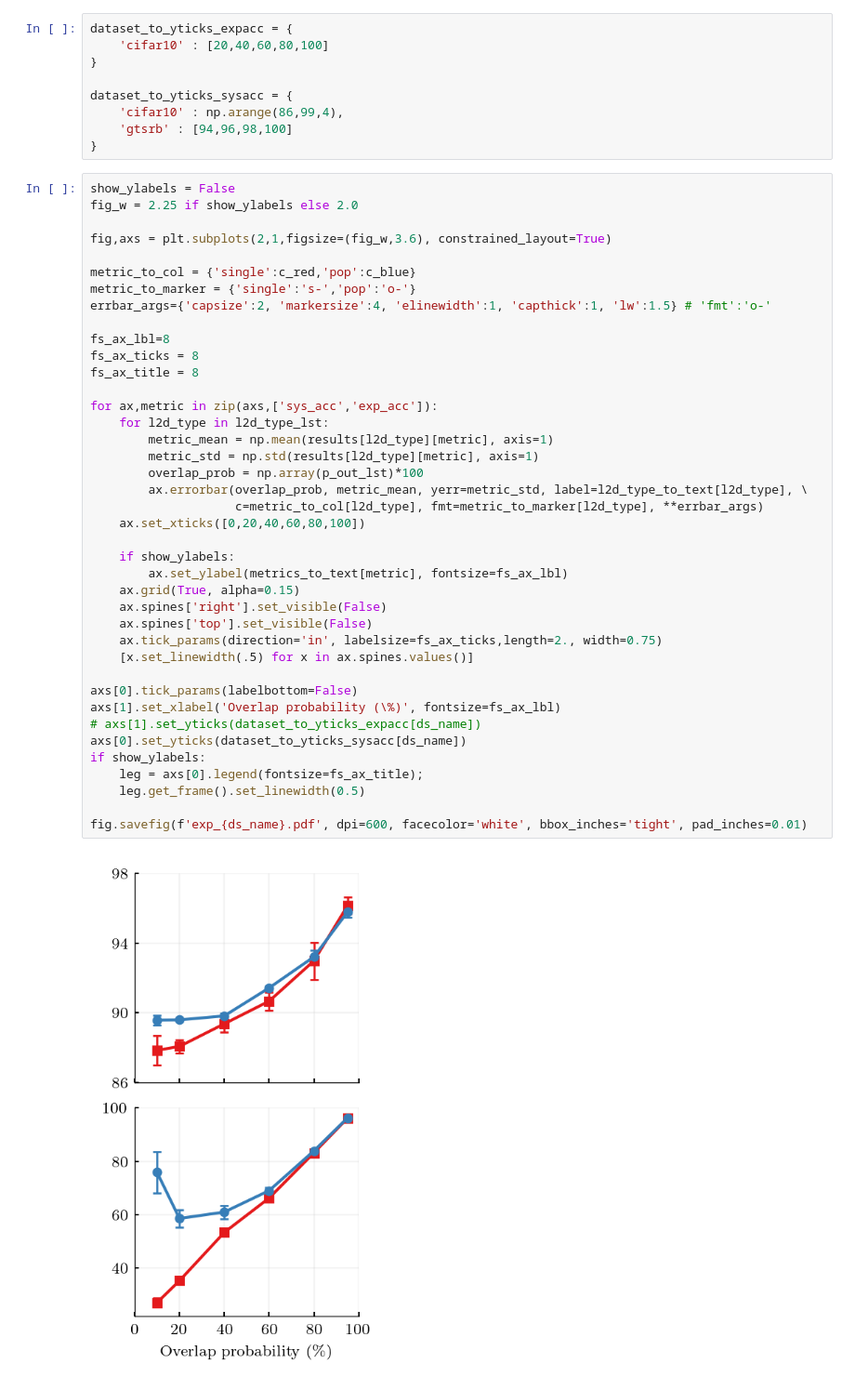
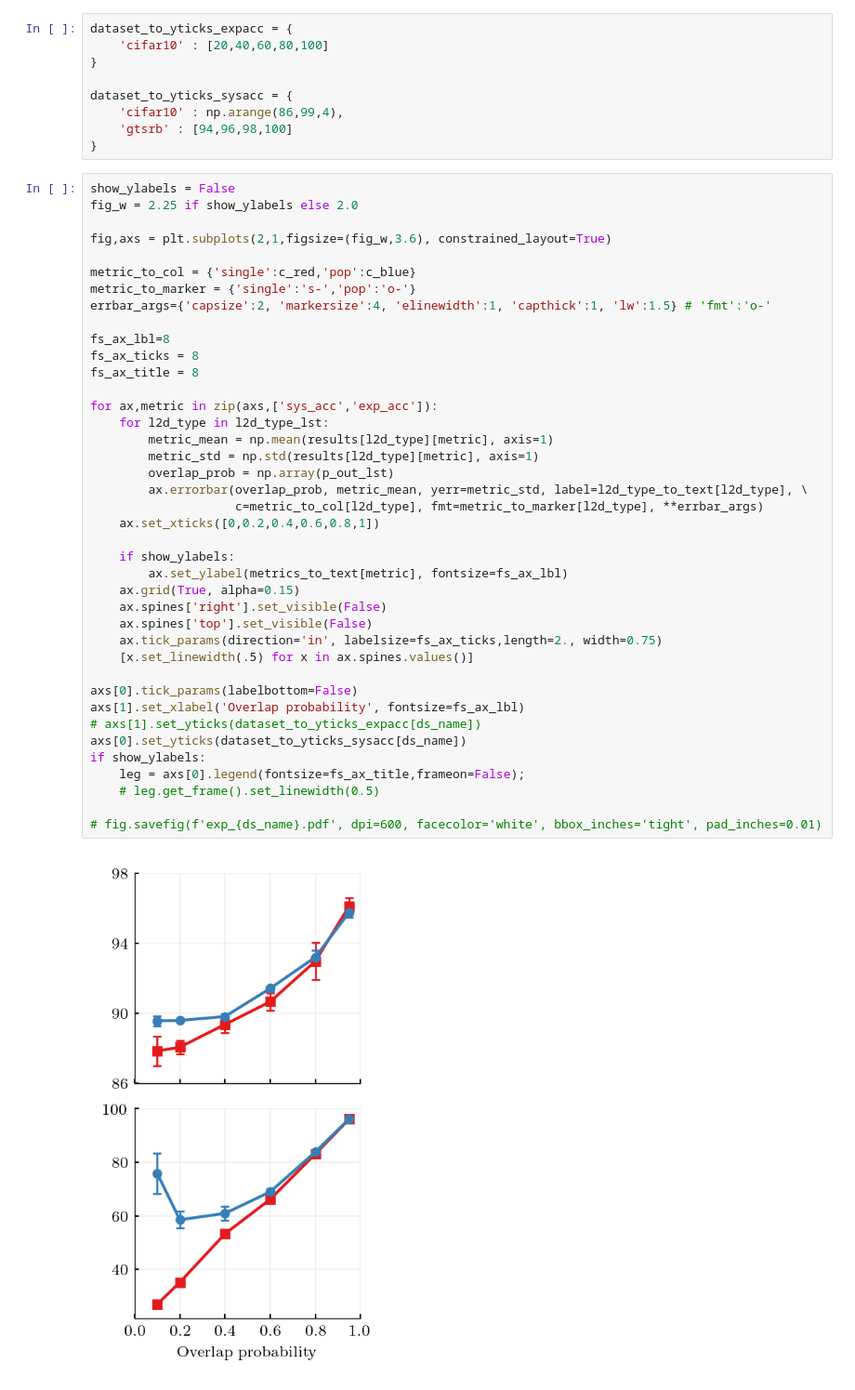
Before and after one commit to dvtailor/meta-l2d, a Jupyter notebook: notebooks/plot_paper_ready.ipynb, the cells around one changed output. Shown: that part at 93% size. Saved outputs shown, nothing was run; the diff lists cells and outputs as text.

Commit message:
slight change to paper plots

```diff
--- a/notebooks/plot_paper_ready.ipynb
+++ b/notebooks/plot_paper_ready.ipynb
@@ -82,37 +82,37 @@ fig,axs = plt.subplots(2,1,figsize=(fig_w,3.6), constrained_layout=True)
 
 metric_to_col = {'single':c_red,'pop':c_blue}
 metric_to_marker = {'single':'s-','pop':'o-'}
 errbar_args={'capsize':2, 'markersize':4, 'elinewidth':1, 'capthick':1, 'lw':1.5} # 'fmt':'o-'
 
 fs_ax_lbl=8
 fs_ax_ticks = 8
 fs_ax_title = 8
 
 for ax,metric in zip(axs,['sys_acc','exp_acc']):
     for l2d_type in l2d_type_lst:
         metric_mean = np.mean(results[l2d_type][metric], axis=1)
         metric_std = np.std(results[l2d_type][metric], axis=1)
-        overlap_prob = np.array(p_out_lst)*100
+        overlap_prob = np.array(p_out_lst)
         ax.errorbar(overlap_prob, metric_mean, yerr=metric_std, label=l2d_type_to_text[l2d_type], \
                     c=metric_to_col[l2d_type], fmt=metric_to_marker[l2d_type], **errbar_args)
-    ax.set_xticks([0,20,40,60,80,100])
+    ax.set_xticks([0,0.2,0.4,0.6,0.8,1])
 
     if show_ylabels:
         ax.set_ylabel(metrics_to_text[metric], fontsize=fs_ax_lbl)
     ax.grid(True, alpha=0.15)
     ax.spines['right'].set_visible(False)
     ax.spines['top'].set_visible(False)
     ax.tick_params(direction='in', labelsize=fs_ax_ticks,length=2., width=0.75)
     [x.set_linewidth(.5) for x in ax.spines.values()]
 
 axs[0].tick_params(labelbottom=False)
-axs[1].set_xlabel('Overlap probability (\%)', fontsize=fs_ax_lbl)
+axs[1].set_xlabel('Overlap probability', fontsize=fs_ax_lbl)
 # axs[1].set_yticks(dataset_to_yticks_expacc[ds_name])
 axs[0].set_yticks(dataset_to_yticks_sysacc[ds_name])
 if show_ylabels:
-    leg = axs[0].legend(fontsize=fs_ax_title);
-    leg.get_frame().set_linewidth(0.5)
+    leg = axs[0].legend(fontsize=fs_ax_title,frameon=False);
+    # leg.get_frame().set_linewidth(0.5)
 
-fig.savefig(f'exp_{ds_name}.pdf', dpi=600, facecolor='white', bbox_inches='tight', pad_inches=0.01)
+# fig.savefig(f'exp_{ds_name}.pdf', dpi=600, facecolor='white', bbox_inches='tight', pad_inches=0.01)
 # %% [output]
-[figure, old version]
+[figure, new version]
```
Also changed, not shown: 1 other file.
